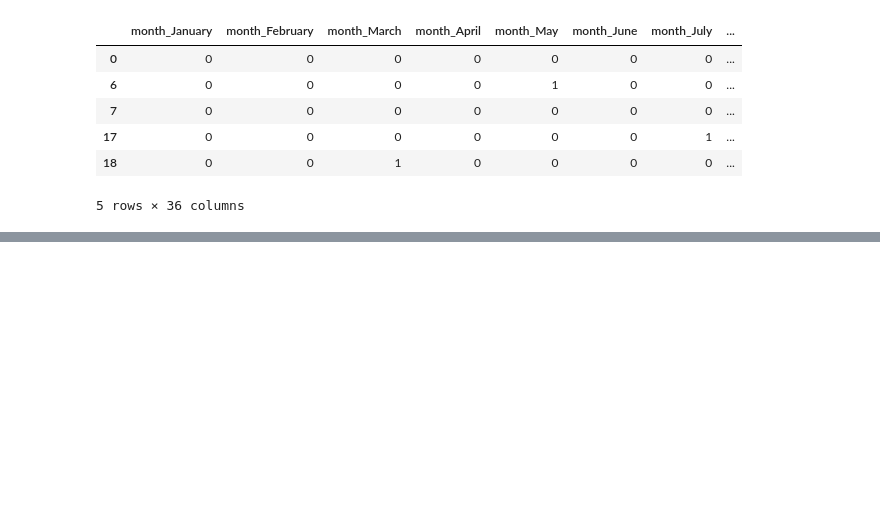
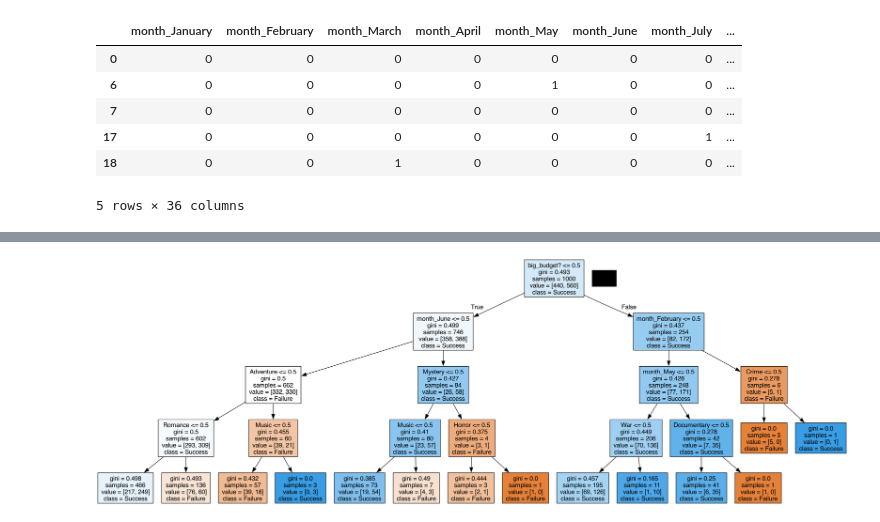
Before and after one commit to anna-treyger/movie_analysis, a Jupyter notebook: Popcorn_Consulting_v3.ipynb, the cells around one changed output, grey strips where cells are left out. Drawn from its saved outputs; the diff is of its cells as text; code cells hidden in the pictures; blank space fills up the shorter version.

```diff
--- a/Popcorn_Consulting_v3.ipynb
+++ b/Popcorn_Consulting_v3.ipynb
@@ -177,6 +177,10 @@ movies_df.head()
 | 17 | 0 | 0 | 0 | 0 | 0 | 0 | 1 | ... |
 | 18 | 0 | 0 | 1 | 0 | 0 | 0 | 0 | ... |
 5 rows × 36 columns
+# %%
+# Limits dataset to 1000 records per instructions and randomizes the chosen samples
+movies_df = movies_df.sample(frac=1, random_state=42).reset_index(drop=True)
+movies_df = movies_df.head(1000)
 # %%
 import statsmodels.api as sm
 import statsmodels.formula.api as smf
@@ -222 +226,11 @@ Western             0.3062      0.442      0.693      0.488      -0.560       1.
 ===================================================================================
+# %%
+#2nd methodology: Decision Tree
+
+from sklearn.tree import DecisionTreeClassifier
+from sklearn.metrics import classification_report
+tree = DecisionTreeClassifier(max_depth=4)
+tree.fit(X_predictor, Y_dependent)
+
+y_pred_tree = tree.predict(X_predictor)
+print(classification_report(Y_dependent, y_pred_tree))
@@ -222,0 +246,11 @@ Western             0.3062      0.442      0.693      0.488      -0.560       1.
+# %%
+#Visualization of the decision tree
+from sklearn.tree import export_graphviz
+import pydotplus
+import graphviz
+from IPython.display import Image
+dot_data = export_graphviz(tree, feature_names = X_predictor.columns, class_names = ['Failure','Success'], filled = True, out_file = None)
+graph = pydotplus.graph_from_dot_data(dot_data)
+Image(graph.create_png())
+# %% [output]
+[figure, added]
```
Also changed, not shown: parts of 2 cells of this notebook.
